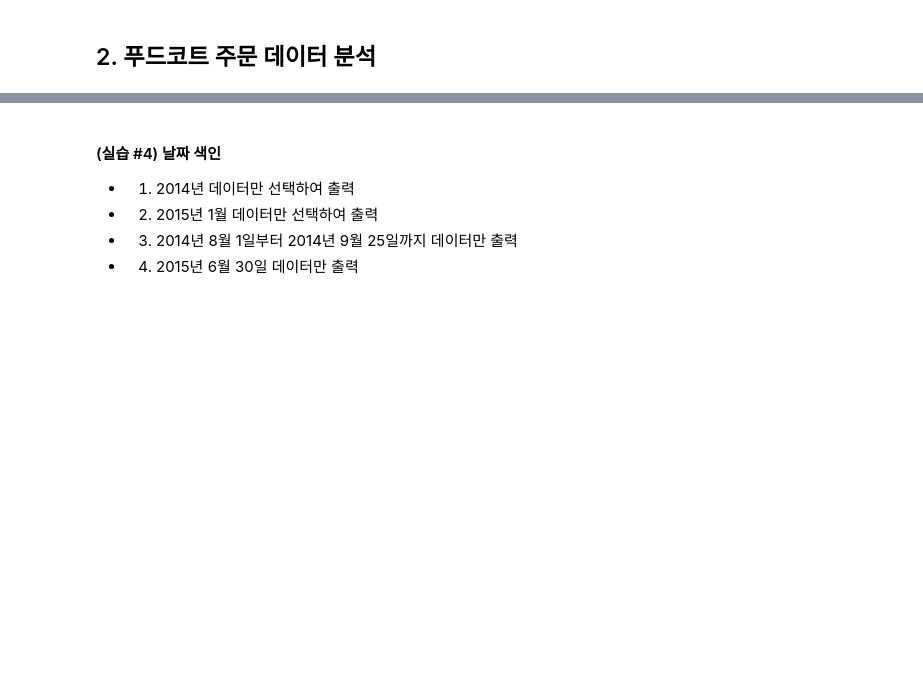
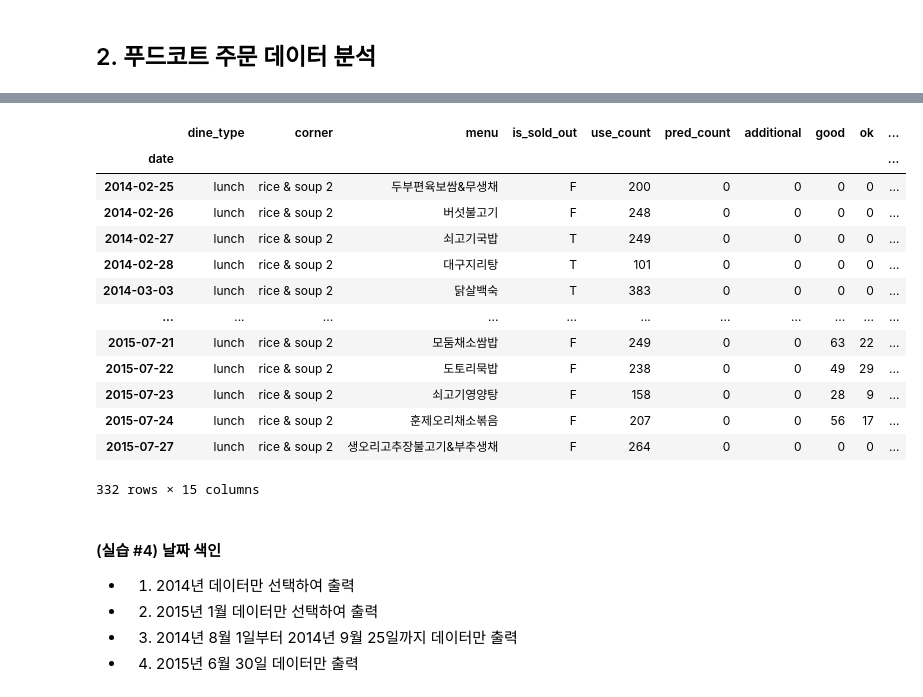
Before and after one commit to leechungpa/Python-study, a Jupyter notebook: pandas/배포용_실습 4. 시계열 데이터(datetime) 소개 및 푸드코트 판매량 분석 및 시각화.ipynb, the cells around one changed output, grey strips where cells are left out. Cells and saved outputs as stored; diff of their text form; code cells hidden in the pictures; blank space fills up the shorter version.

```diff
--- a/pandas/배포용_실습 4. 시계열 데이터(datetime) 소개 및 푸드코트 판매량 분석 및 시각화.ipynb
+++ b/pandas/배포용_실습 4. 시계열 데이터(datetime) 소개 및 푸드코트 판매량 분석 및 시각화.ipynb
@@ -58,3 +444,20 @@ df
+# %%
+식당[식당.corner == 'rice & soup 2']
+# %% [output]
+|  | dine_type | corner | menu | is_sold_out | use_count | pred_count | additional | good | ok | ... |
+| date |  |  |  |  |  |  |  |  |  | ... |
+| 2014-02-25 | lunch | rice & soup 2 | 두부편육보쌈&무생채 | F | 200 | 0 | 0 | 0 | 0 | ... |
+| 2014-02-26 | lunch | rice & soup 2 | 버섯불고기 | F | 248 | 0 | 0 | 0 | 0 | ... |
+| 2014-02-27 | lunch | rice & soup 2 | 쇠고기국밥 | T | 249 | 0 | 0 | 0 | 0 | ... |
+| 2014-02-28 | lunch | rice & soup 2 | 대구지리탕 | T | 101 | 0 | 0 | 0 | 0 | ... |
+| 2014-03-03 | lunch | rice & soup 2 | 닭살백숙 | T | 383 | 0 | 0 | 0 | 0 | ... |
+| ... | ... | ... | ... | ... | ... | ... | ... | ... | ... | ... |
+| 2015-07-21 | lunch | rice & soup 2 | 모둠채소쌈밥 | F | 249 | 0 | 0 | 63 | 22 | ... |
+| 2015-07-22 | lunch | rice & soup 2 | 도토리묵밥 | F | 238 | 0 | 0 | 49 | 29 | ... |
+| 2015-07-23 | lunch | rice & soup 2 | 쇠고기영양탕 | F | 158 | 0 | 0 | 28 | 9 | ... |
+| 2015-07-24 | lunch | rice & soup 2 | 훈제오리채소볶음 | F | 207 | 0 | 0 | 56 | 17 | ... |
+| 2015-07-27 | lunch | rice & soup 2 | 생오리고추장불고기&부추생채 | F | 264 | 0 | 0 | 0 | 0 | ... |
+332 rows × 15 columns
 # %% [markdown]
 #### (실습 #4) 날짜 색인
 - 1) 2014년 데이터만 선택하여 출력
```
Also changed, not shown: parts of 73 cells of this notebook.
